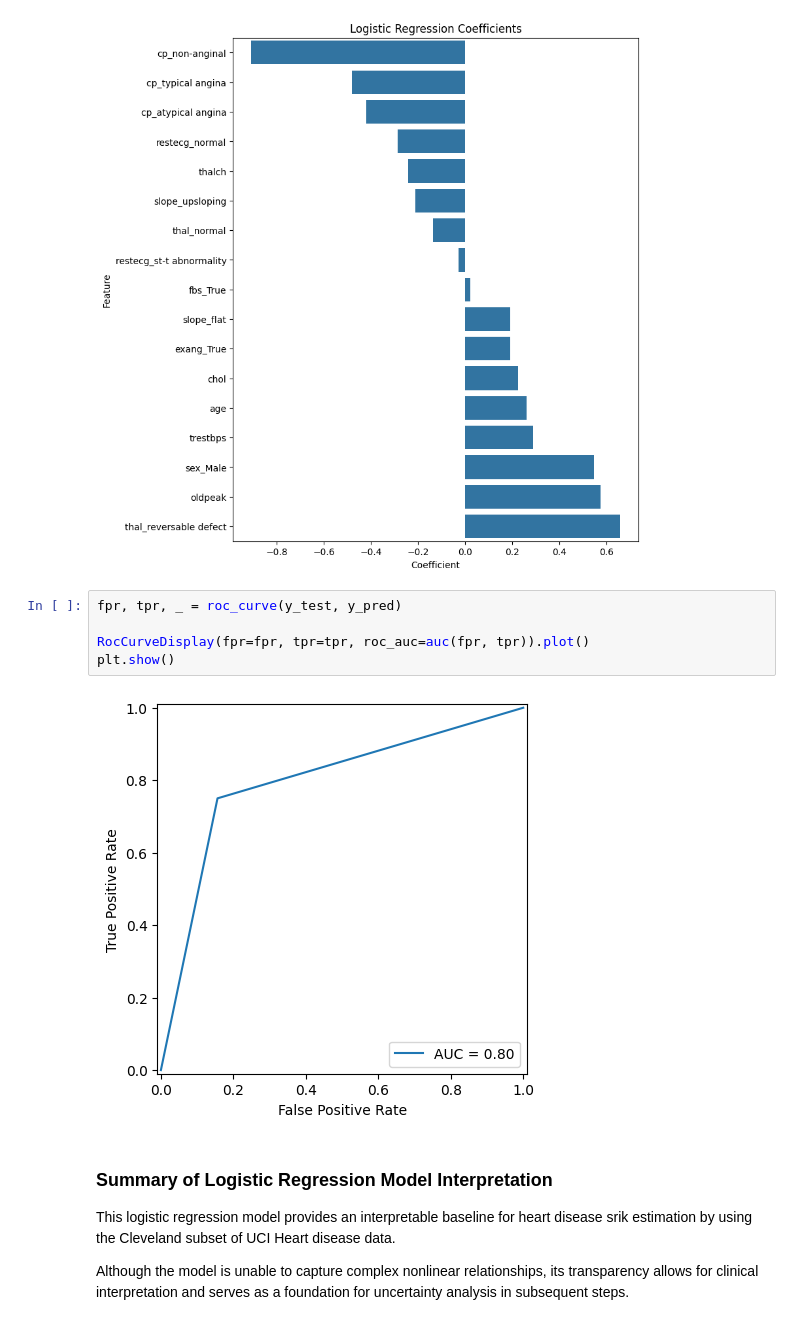
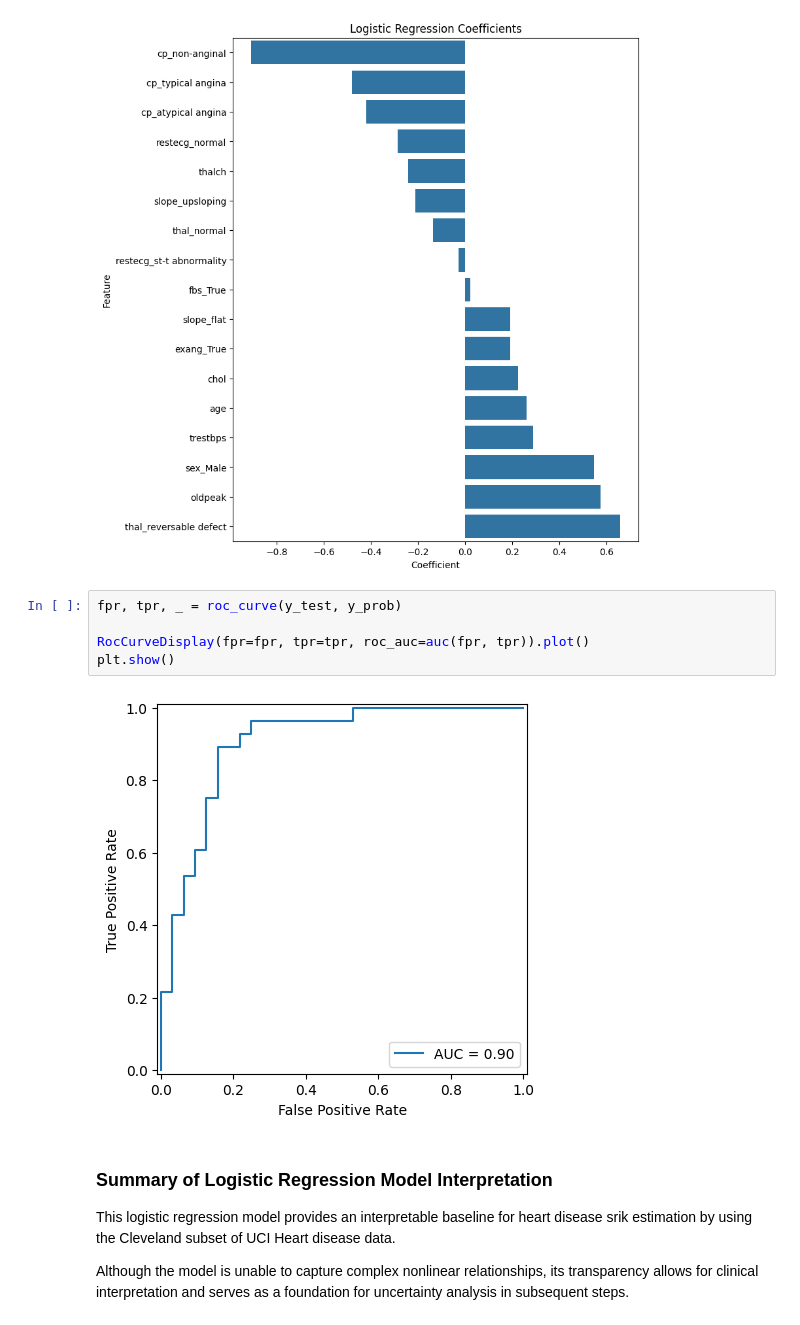
Before and after one commit to yuan-songkai/heart-disease-risk-prediction, a Jupyter notebook: notebooks/02_logistic_regression.ipynb, the cells around one changed output. Drawn from its saved outputs; the diff is of its cells as text.

```diff
--- a/notebooks/02_logistic_regression.ipynb
+++ b/notebooks/02_logistic_regression.ipynb
@@ -174,12 +174,12 @@ plt.show()
 # %% [output]
 [figure]
 # %%
-fpr, tpr, _ = roc_curve(y_test, y_pred)
+fpr, tpr, _ = roc_curve(y_test, y_prob)
 
 RocCurveDisplay(fpr=fpr, tpr=tpr, roc_auc=auc(fpr, tpr)).plot()
 plt.show()
 # %% [output]
-[figure, old version]
+[figure, new version]
 # %% [markdown]
 ### Summary of Logistic Regression Model Interpretation
 
```
